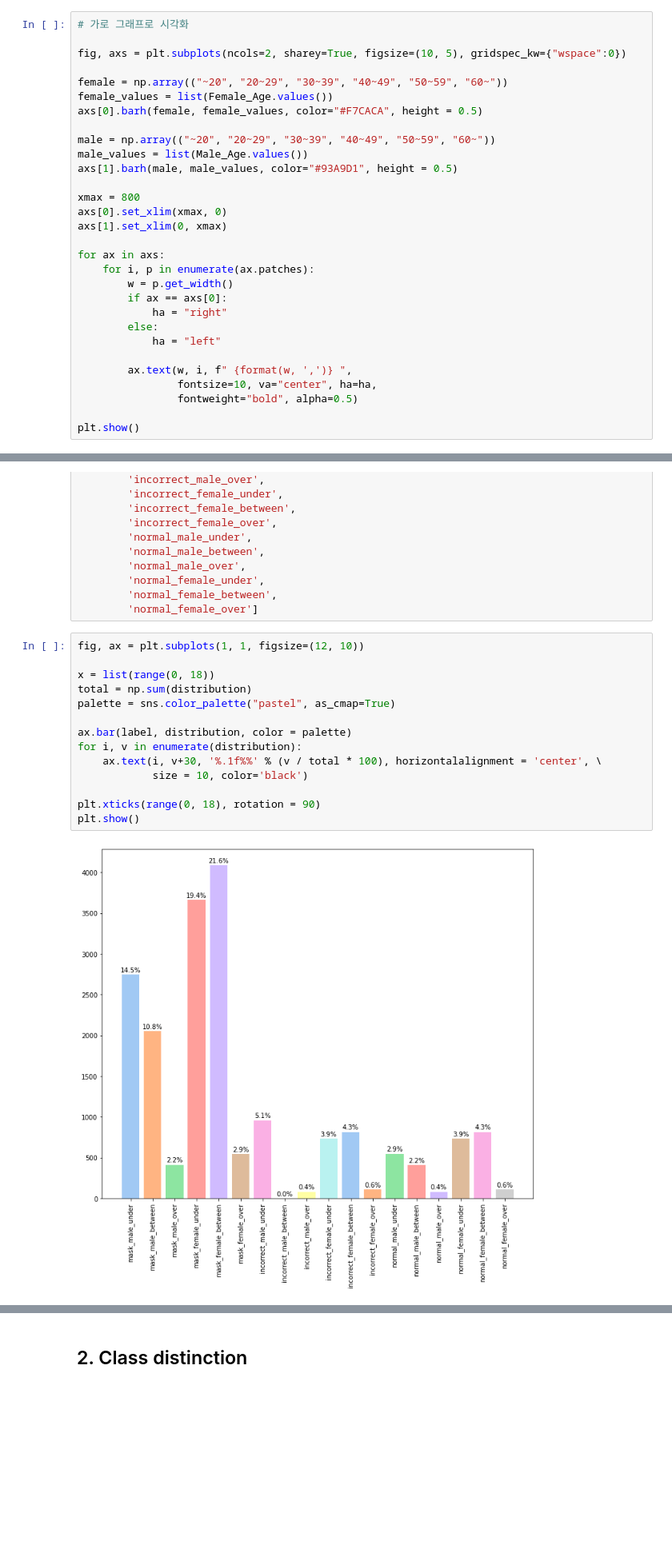
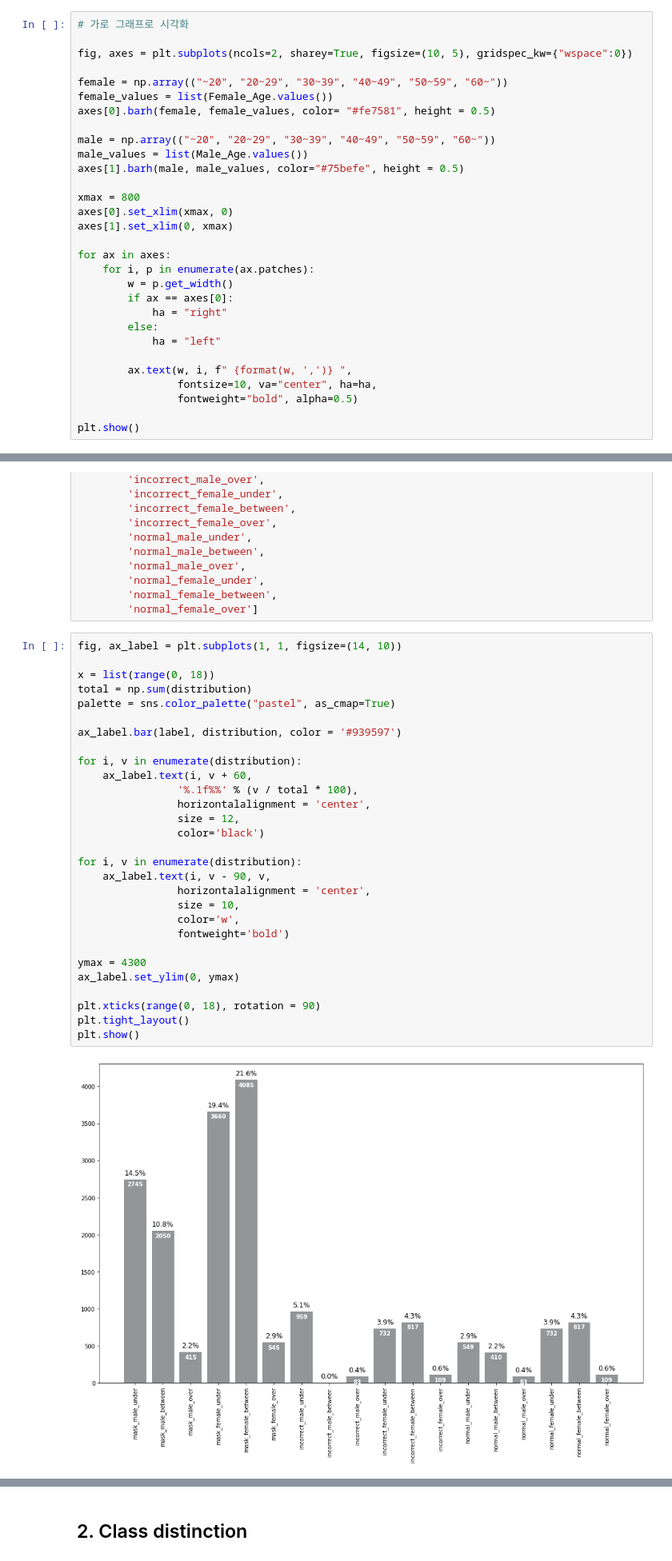
Before and after one commit to boostcampaitech4cv2/level1_imageclassification_cv-level1-cv-09, a Jupyter notebook: EDA.ipynb, the cells around one changed output, grey strips where cells are left out. Shown at 80% size. Saved outputs shown, nothing was run; the diff lists cells and outputs as text; blank space fills up the shorter version.

```diff
--- a/EDA.ipynb
+++ b/EDA.ipynb
@@ -146,24 +174,24 @@ for idx in range(len(df)) :
 # %%
 # 가로 그래프로 시각화
 
-fig, axs = plt.subplots(ncols=2, sharey=True, figsize=(10, 5), gridspec_kw={"wspace":0})
+fig, axes = plt.subplots(ncols=2, sharey=True, figsize=(10, 5), gridspec_kw={"wspace":0})
 
 female = np.array(("~20", "20~29", "30~39", "40~49", "50~59", "60~"))
 female_values = list(Female_Age.values())
-axs[0].barh(female, female_values, color="#F7CACA", height = 0.5)
+axes[0].barh(female, female_values, color= "#fe7581", height = 0.5)
 
 male = np.array(("~20", "20~29", "30~39", "40~49", "50~59", "60~"))
 male_values = list(Male_Age.values())
-axs[1].barh(male, male_values, color="#93A9D1", height = 0.5)
+axes[1].barh(male, male_values, color="#75befe", height = 0.5)
 
 xmax = 800
-axs[0].set_xlim(xmax, 0)
-axs[1].set_xlim(0, xmax)
+axes[0].set_xlim(xmax, 0)
+axes[1].set_xlim(0, xmax)
 
-for ax in axs:
+for ax in axes:
     for i, p in enumerate(ax.patches):
         w = p.get_width()
-        if ax == axs[0]:
+        if ax == axes[0]:
             ha = "right"
         else:
             ha = "left"
@@ -237,18 +267,33 @@ label = ['mask_male_under',
         'normal_female_between',
         'normal_female_over']
 # %%
-fig, ax = plt.subplots(1, 1, figsize=(12, 10))
+fig, ax_label = plt.subplots(1, 1, figsize=(14, 10))
 
 x = list(range(0, 18))
 total = np.sum(distribution)
 palette = sns.color_palette("pastel", as_cmap=True)
 
-ax.bar(label, distribution, color = palette)
+ax_label.bar(label, distribution, color = '#939597')
+
 for i, v in enumerate(distribution):
-    ax.text(i, v+30, '%.1f%%' % (v / total * 100), horizontalalignment = 'center', \
-            size = 10, color='black')
+    ax_label.text(i, v + 60,
+                '%.1f%%' % (v / total * 100),
+                horizontalalignment = 'center',
+                size = 12,
+                color='black')
+
+for i, v in enumerate(distribution):
+    ax_label.text(i, v - 90, v,
+                horizontalalignment = 'center',
+                size = 10,
+                color='w',
+                fontweight='bold')
+
+ymax = 4300
+ax_label.set_ylim(0, ymax)
 
 plt.xticks(range(0, 18), rotation = 90)
+plt.tight_layout()
 plt.show()
 # %% [output]
-[figure, old version]
+[figure, new version]
```
Also changed, not shown: parts of 8 cells of this notebook.
